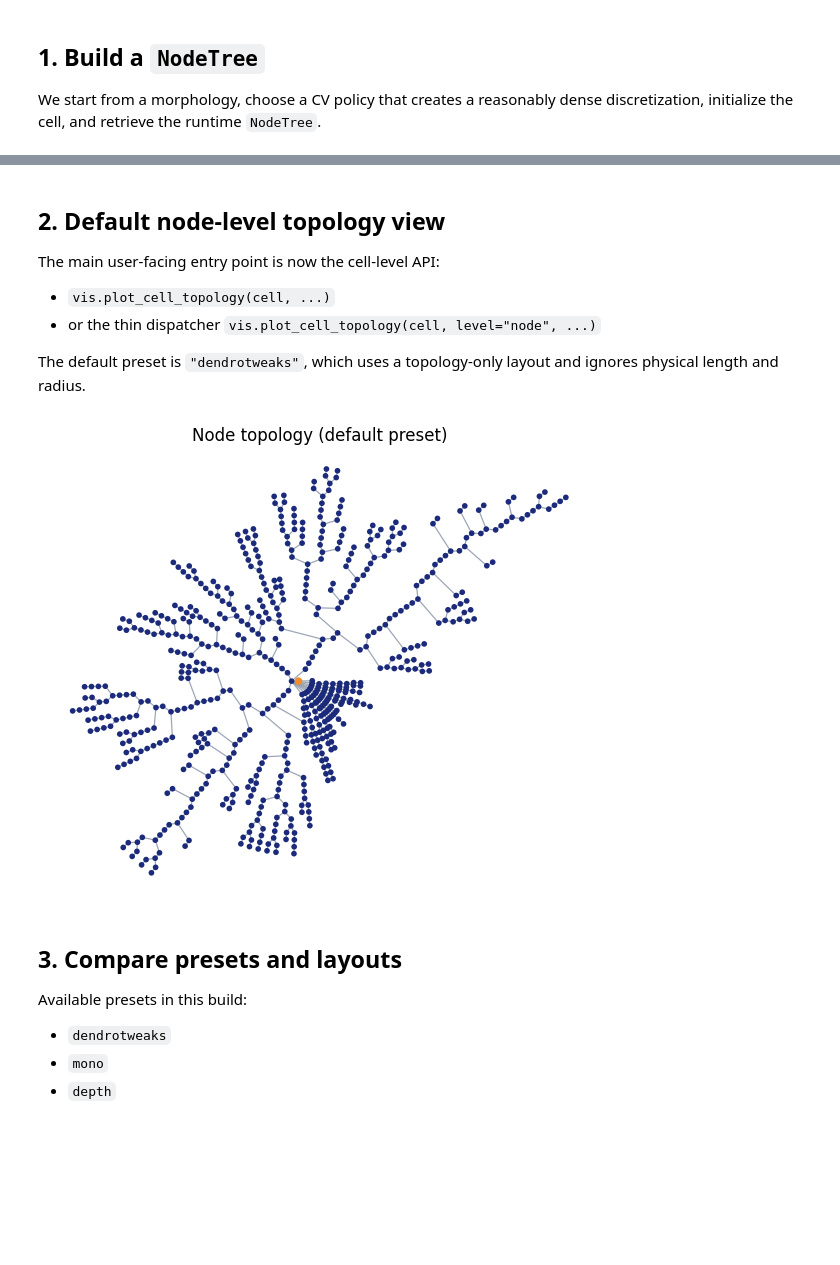
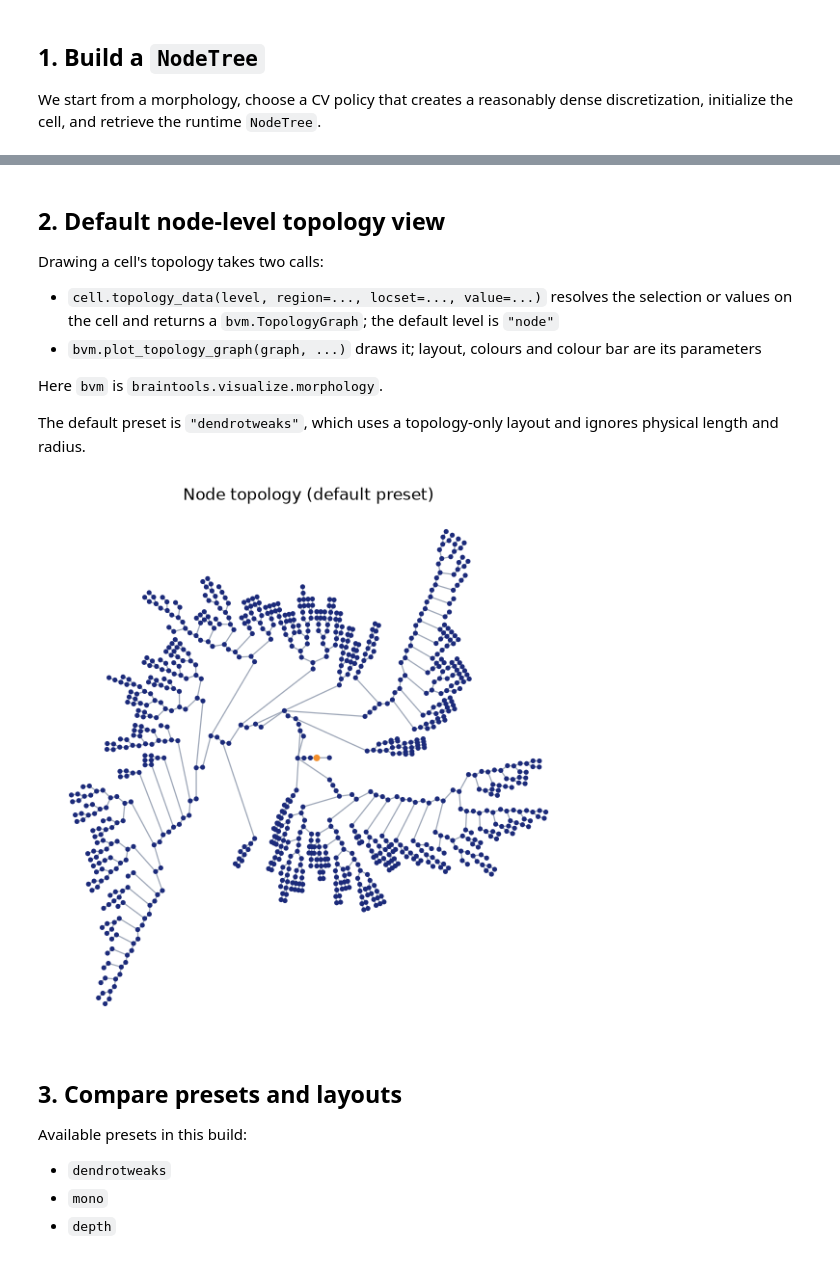
Before and after one commit to chaobrain/braincell, a Jupyter notebook: docs/tutorials/vis.ipynb, the cells around one changed output, grey strips where cells are left out. Cells and saved outputs as stored; diff of their text form; code cells hidden in the pictures; blank space fills up the shorter version.

Commit message:
VIS-4b: docs and notebooks use the new vis interface (#199)
VIS-4b: notebooks use braintools.visualize.morphology and the adapter methods

```diff
--- a/docs/tutorials/vis.ipynb
+++ b/docs/tutorials/vis.ipynb
@@ -61,19 +59,21 @@ root_node_id: 0
 # %% [markdown]
 ## 2. Default node-level topology view
 
-The main user-facing entry point is now the cell-level API:
+Drawing a cell's topology takes two calls:
 
-- `vis.plot_cell_topology(cell, ...)`
-- or the thin dispatcher `vis.plot_cell_topology(cell, level="node", ...)`
+- `cell.topology_data(level, region=..., locset=..., value=...)` resolves the selection or values on the cell and returns a `bvm.TopologyGraph`; the default level is `"node"`
+- `bvm.plot_topology_graph(graph, ...)` draws it; layout, colours and colour bar are its parameters
+
+Here `bvm` is `braintools.visualize.morphology`.
 
 The default preset is `"dendrotweaks"`, which uses a topology-only layout and ignores physical length and radius.
 # %%
 fig, ax = plt.subplots(figsize=(7, 7))
-vis.plot_cell_topology(cell, ax=ax)
+bvm.plot_topology_graph(cell.topology_data(), ax=ax)
 ax.set_title("Node topology (default preset)")
 plt.show()
 # %% [output]
-[figure, old version]
+[figure, new version]
 # %% [markdown]
 ## 3. Compare presets and layouts
 
```
Also changed, not shown: parts of 14 cells of this notebook, 6 other files.
